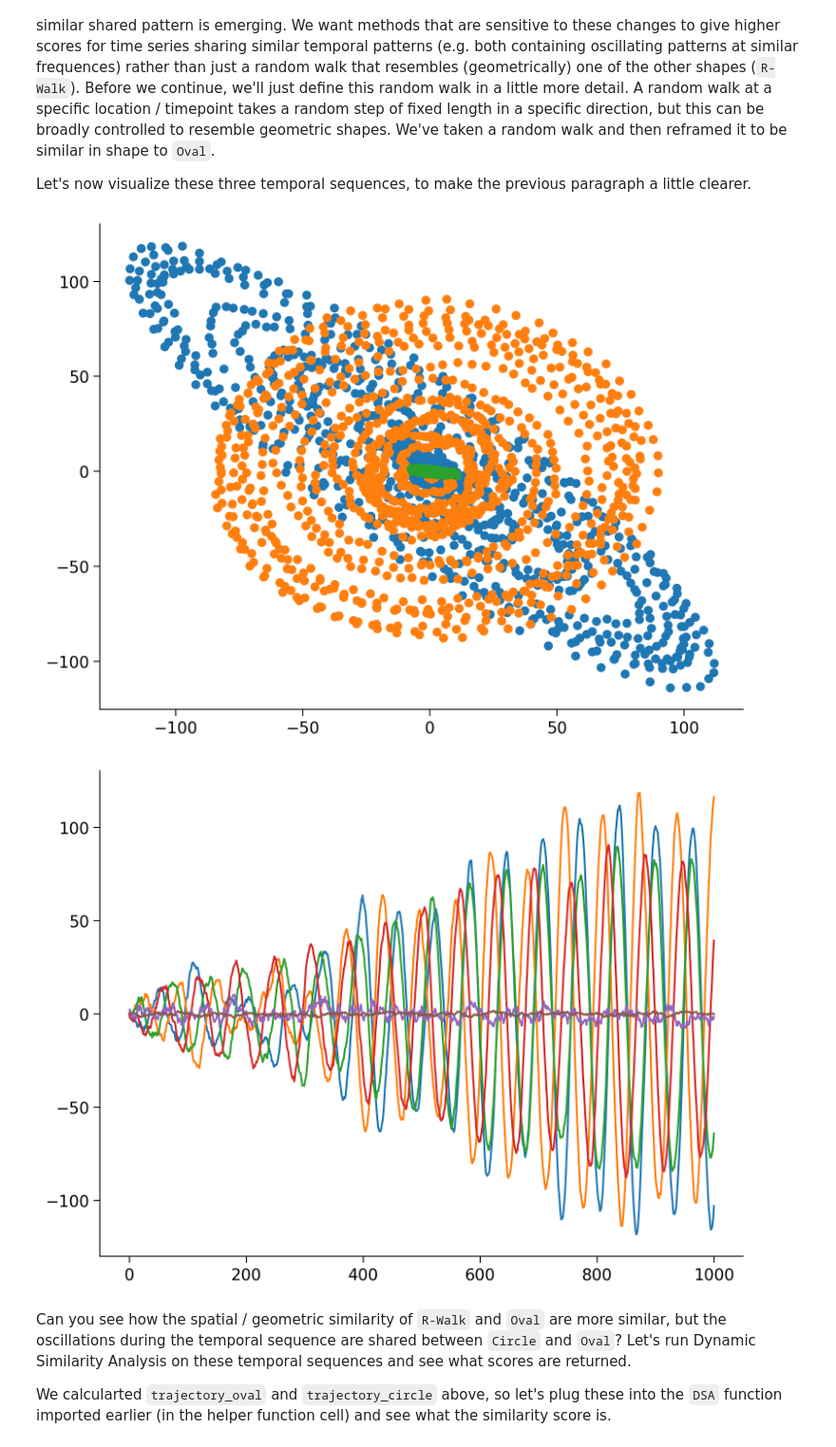
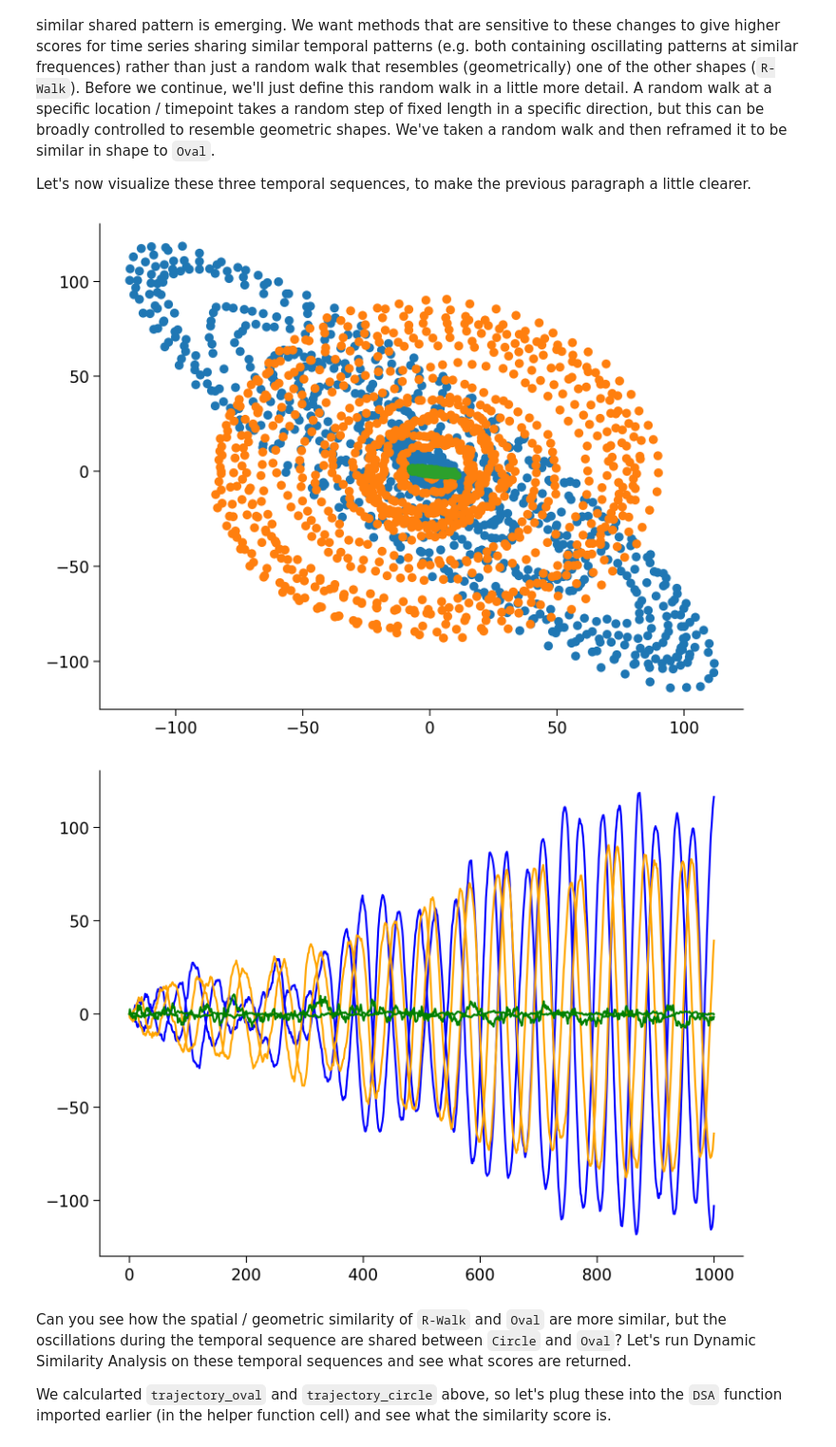
Before and after one commit to aeazraoui/tutorial, a Jupyter notebook: tutorials/W1D3_ComparingArtificialAndBiologicalNetworks/student/W1D3_Tutorial5.ipynb, the cells around one changed output. Shown at 95% size. Saved outputs shown, nothing was run; the diff lists cells and outputs as text; code cells hidden in the pictures.

```diff
--- a/tutorials/W1D3_ComparingArtificialAndBiologicalNetworks/student/W1D3_Tutorial5.ipynb
+++ b/tutorials/W1D3_ComparingArtificialAndBiologicalNetworks/student/W1D3_Tutorial5.ipynb
@@ -2180,15 +2180,15 @@ trajectory_walk = trajectory
 # %%
 plt.plot(*trajectory_oval.T, 'o')
 plt.plot(*trajectory_circle.T, 'o')
 plt.plot(*trajectory_walk.T, 'o')
 plt.show()
-plt.plot(trajectory_oval)
-plt.plot(trajectory_circle)
-plt.plot(trajectory_walk)
+plt.plot(trajectory_oval, color ='blue')
+plt.plot(trajectory_circle, color ='orange')
+plt.plot(trajectory_walk, color ='green')
 plt.show()
 # %% [output]
 [figure]
-[figure, old version]
+[figure, new version]
 # %% [markdown]
 Can you see how the spatial / geometric similarity of `R-Walk` and `Oval` are more similar, but the oscillations during the temporal sequence are shared between `Circle` and `Oval`? Let's run Dynamic Similarity Analysis on these temporal sequences and see what scores are returned.
 
```
Also changed, not shown: parts of 4 cells of this notebook.
